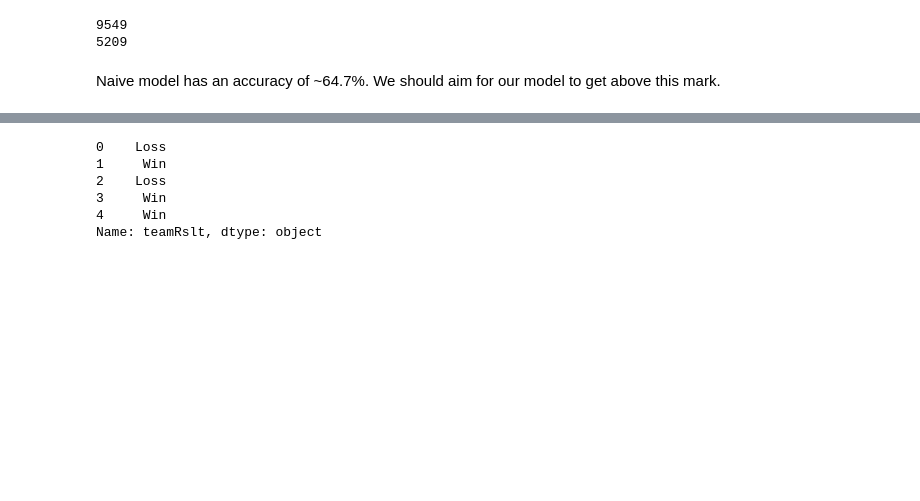
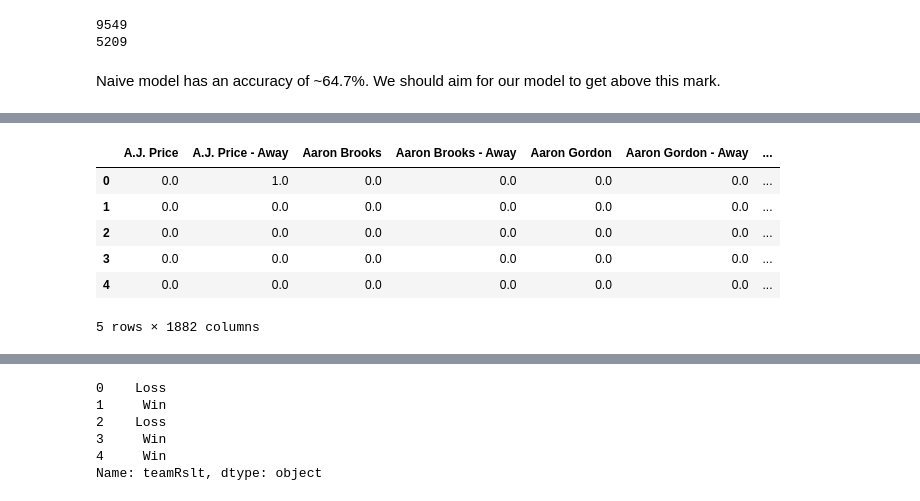
Before and after one commit to jjsahabu/NBA-Game-Predictor, a Jupyter notebook: George's Notebook.ipynb, the cells around one changed output, grey strips where cells are left out. Drawn from its saved outputs; the diff is of its cells as text; code cells hidden in the pictures; blank space fills up the shorter version.

```diff
--- a/George's Notebook.ipynb
+++ b/George's Notebook.ipynb
@@ -135,0 +200,46 @@ Naive model has an accuracy of ~64.7%. We should aim for our model to get above
+# %%
+#Fill a list with names of players.
+player_set = set()
+
+for row in playerBoxScore.iterrows():
+    player = str(row[1]['playFNm'] + ' ' + row[1]['playLNm'])
+    player_set.add(player)
+
+temp_list = list(sorted(player_set))
+
+player_list = []
+for player in temp_list:
+    player_list.append(player)
+    player_list.append(player + " - Away")
+
+player_len = len(player_list)
+# %%
+# Create a matrix of which players played in which games
+# 1 indicates a player playing in the game
+
+player_matrix = np.empty((int(len(teamBoxScore.index) / 2), player_len))
+
+count = -1
+current_team = 'wow I really enjoyed this course Amit'
+for row in playerBoxScore.iterrows():
+    if row[1]['teamAbbr'] != current_team:
+        current_team = row[1]['teamAbbr']
+        count += 1
+    player = str(row[1]['playFNm'] + ' ' + row[1]['playLNm'])
+    player_index = player_list.index(player)
+
+    if row[1]['teamLoc'] == 'Home':
+        player_matrix[count // 2][player_index] = 1
+    else:
+        player_matrix[count // 2][player_index + 1] = 1
+
+player_df = pd.DataFrame(player_matrix, columns = player_list)
+player_df.head()
+# %% [output]
+|  | A.J. Price | A.J. Price - Away | Aaron Brooks | Aaron Brooks - Away | Aaron Gordon | Aaron Gordon - Away | ... |
+| 0 | 0.0 | 1.0 | 0.0 | 0.0 | 0.0 | 0.0 | ... |
+| 1 | 0.0 | 0.0 | 0.0 | 0.0 | 0.0 | 0.0 | ... |
+| 2 | 0.0 | 0.0 | 0.0 | 0.0 | 0.0 | 0.0 | ... |
+| 3 | 0.0 | 0.0 | 0.0 | 0.0 | 0.0 | 0.0 | ... |
+| 4 | 0.0 | 0.0 | 0.0 | 0.0 | 0.0 | 0.0 | ... |
+5 rows × 1882 columns
```
Also changed, not shown: parts of 8 cells of this notebook.
